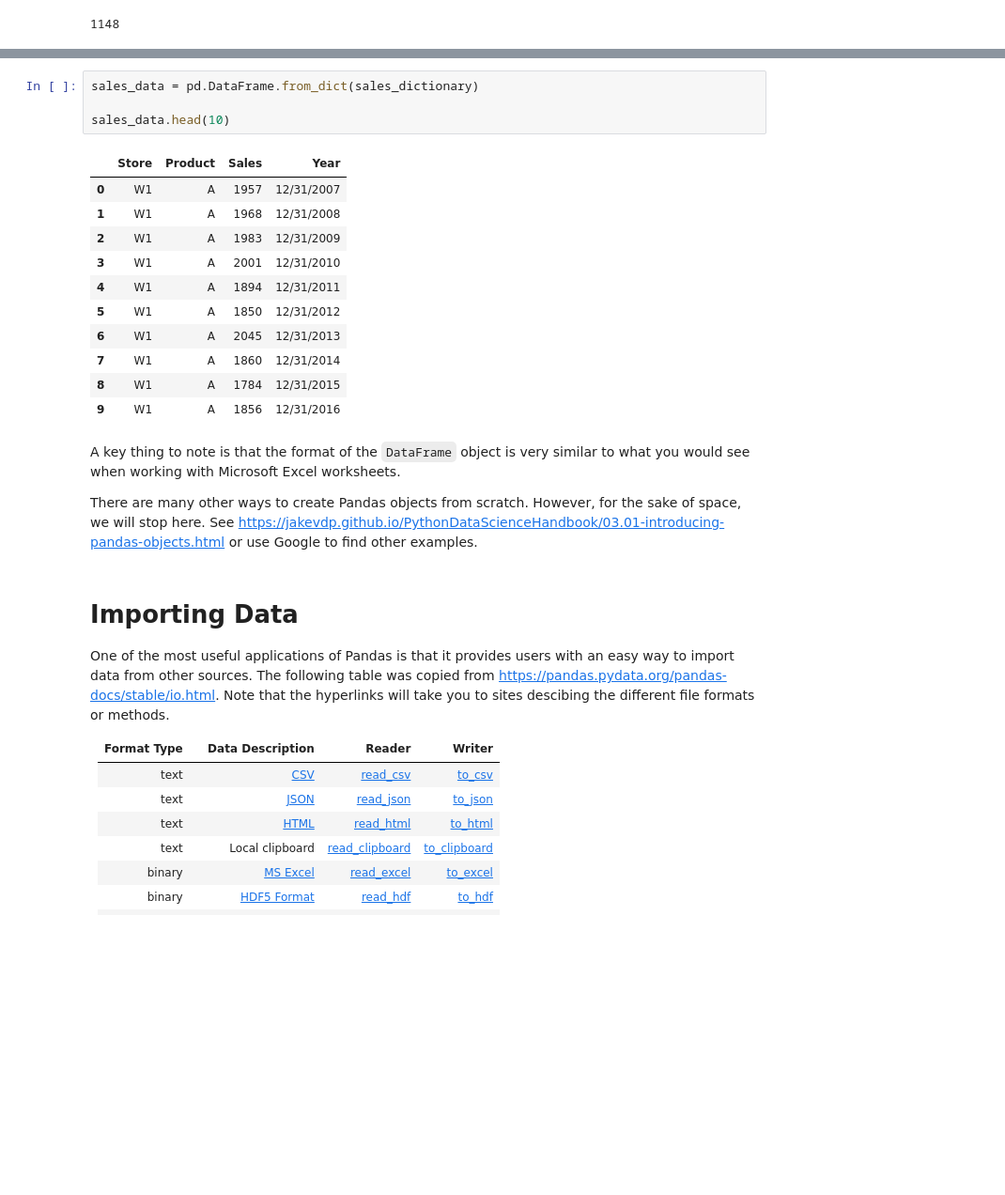
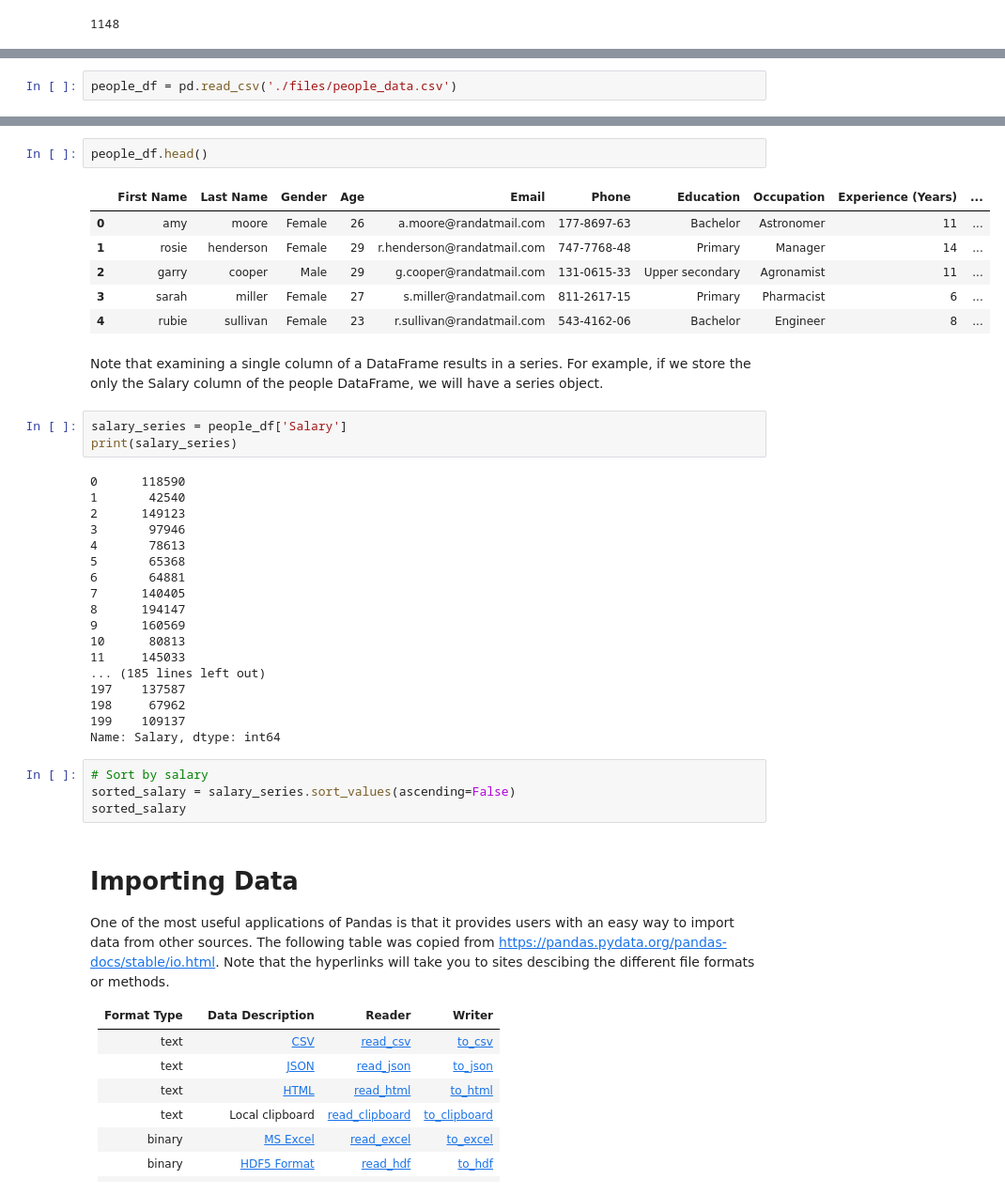
Before and after one commit to gregbott/Python_For_Business_Students, a Jupyter notebook: Pandas.ipynb, the cells around one changed output, grey strips where cells are left out. Shown at 94% size. Drawn from its saved outputs; the diff is of its cells as text; blank space fills up the shorter version.

```diff
--- a/Pandas.ipynb
+++ b/Pandas.ipynb
@@ -284 +210,3 @@ sales_list = [1957, 1968, 1983, 2001, 1894, 1850, 2045, 1860, 1784, 1856,
+# %%
+people_df = pd.read_csv('./files/people_data.csv')
 # %% [markdown]
@@ -295,23 +217,39 @@ sales_dictionary = {'Store': stores_list,
-# %%
-sales_data = pd.DataFrame.from_dict(sales_dictionary)
-
-sales_data.head(10)
-# %% [output]
-|  | Store | Product | Sales | Year |
-| 0 | W1 | A | 1957 | 12/31/2007 |
-| 1 | W1 | A | 1968 | 12/31/2008 |
-| 2 | W1 | A | 1983 | 12/31/2009 |
-| 3 | W1 | A | 2001 | 12/31/2010 |
-| 4 | W1 | A | 1894 | 12/31/2011 |
-| 5 | W1 | A | 1850 | 12/31/2012 |
-| 6 | W1 | A | 2045 | 12/31/2013 |
-| 7 | W1 | A | 1860 | 12/31/2014 |
-| 8 | W1 | A | 1784 | 12/31/2015 |
-| 9 | W1 | A | 1856 | 12/31/2016 |
-# %% [markdown]
-A key thing to note is that the format of the `DataFrame` object is very similar to what you would see when working with Microsoft Excel worksheets.
-
-There are many other ways to create Pandas objects from scratch. However, for the sake of space, we will stop here. See https://jakevdp.github.io/PythonDataScienceHandbook/03.01-introducing-pandas-objects.html or use Google to find other examples.
+# %%
+people_df.head()
+# %% [output]
+|  | First Name | Last Name | Gender | Age | Email | Phone | Education | Occupation | Experience (Years) | ... |
+| 0 | amy | moore | Female | 26 | a.moore@randatmail.com | 177-8697-63 | Bachelor | Astronomer | 11 | ... |
+| 1 | rosie | henderson | Female | 29 | r.henderson@randatmail.com | 747-7768-48 | Primary | Manager | 14 | ... |
+| 2 | garry | cooper | Male | 29 | g.cooper@randatmail.com | 131-0615-33 | Upper secondary | Agronamist | 11 | ... |
+| 3 | sarah | miller | Female | 27 | s.miller@randatmail.com | 811-2617-15 | Primary | Pharmacist | 6 | ... |
+| 4 | rubie | sullivan | Female | 23 | r.sullivan@randatmail.com | 543-4162-06 | Bachelor | Engineer | 8 | ... |
+# %% [markdown]
+Note that examining a single column of a DataFrame results in a series. For example, if we store the only the Salary column of the people DataFrame, we will have a series object.
+# %%
+salary_series = people_df['Salary']
+print(salary_series)
+# %% [output]
+0      118590
+1       42540
+2      149123
+3       97946
+4       78613
+5       65368
+6       64881
+7      140405
+8      194147
+9      160569
+10      80813
+11     145033
+... (185 lines left out)
+197    137587
+198     67962
+199    109137
+Name: Salary, dtype: int64
+# %%
+# Sort by salary
+sorted_salary = salary_series.sort_values(ascending=False)
+sorted_salary
 # %% [markdown]
 # Importing Data
 
```
Also changed, not shown: parts of 34 cells of this notebook, 5 other files.
